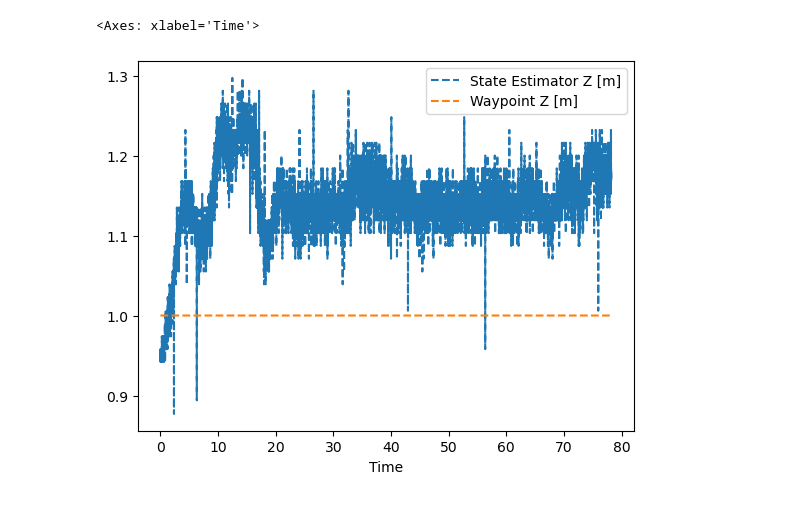
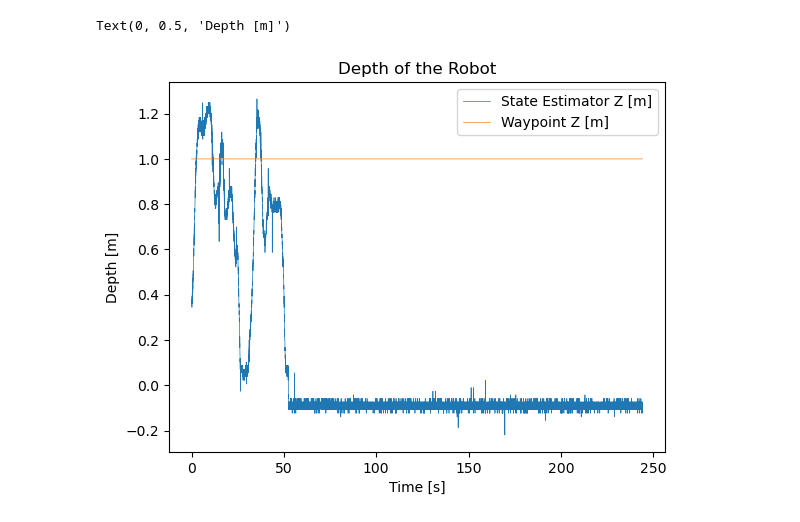
Before and after one commit to AnonymousVikram/E80-team27, a Jupyter notebook: processing/process.ipynb, the cells around one changed output. Cells and saved outputs as stored; diff of their text form; code cells hidden in the pictures.

```diff
--- a/processing/process.ipynb
+++ b/processing/process.ipynb
@@ -4,7 +4,7 @@ import pandas as pd
 import matplotlib.pyplot as plt
 from dataclean import clean_data as dc
 # %%
-fname = "data/DATA12.CSV"
+fname = "data/tank/DATA29.CSV"
 dc(fname)
 
 data = pd.read_csv(fname)
@@ -79,5 +27,8 @@ plt.scatter(data['State Estimator X [m]'], data['State Estimator Y [m]'], c=colo
 # %%
-data.plot(x='Time', y=['State Estimator Z [m]', 'Waypoint Z [m]'], style='--')
+data.plot(x='Time', y=['State Estimator Z [m]', 'Waypoint Z [m]'], style='-', linewidth=0.5)
+plt.title('Depth of the Robot')
+plt.xlabel('Time [s]')
+plt.ylabel('Depth [m]')
 # %% [output]
-<Axes: xlabel='Time'>
+Text(0, 0.5, 'Depth [m]')
-[figure, old version]
+[figure, new version]
```
Also changed, not shown: parts of 11 cells of this notebook, 50 other files.
